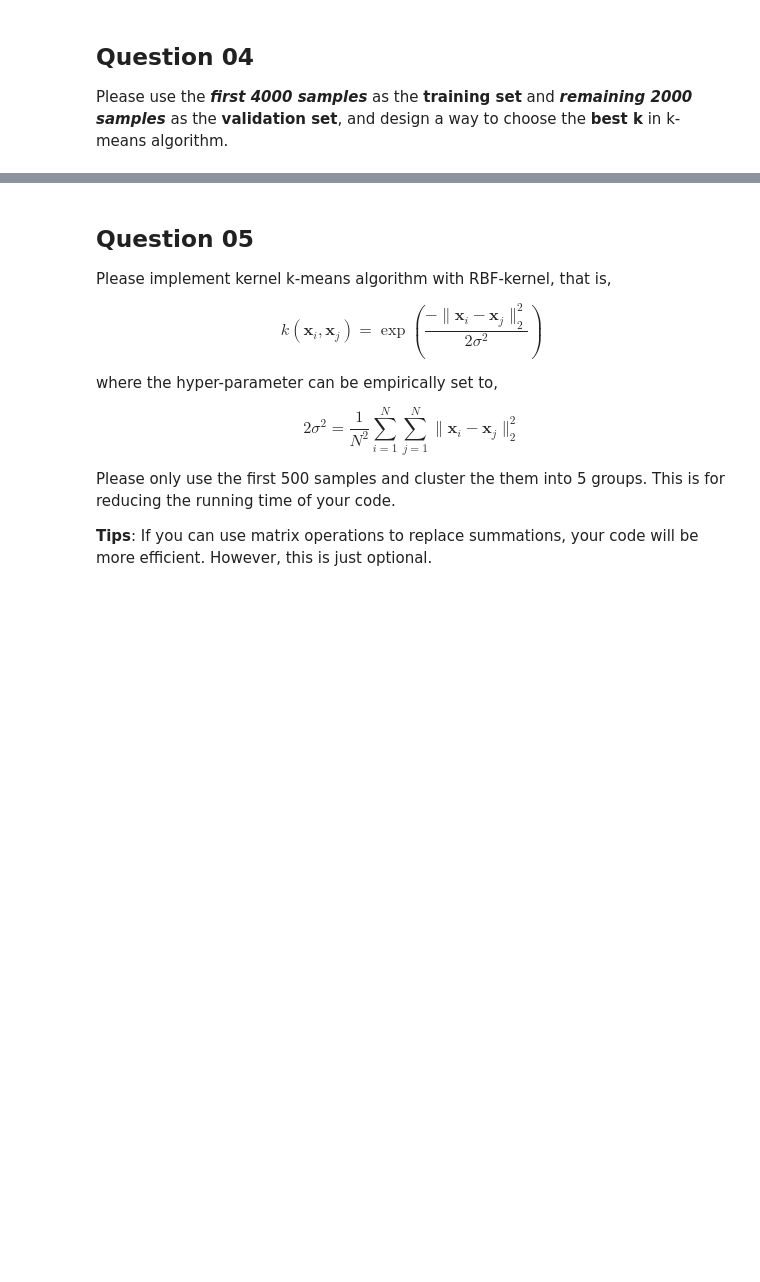
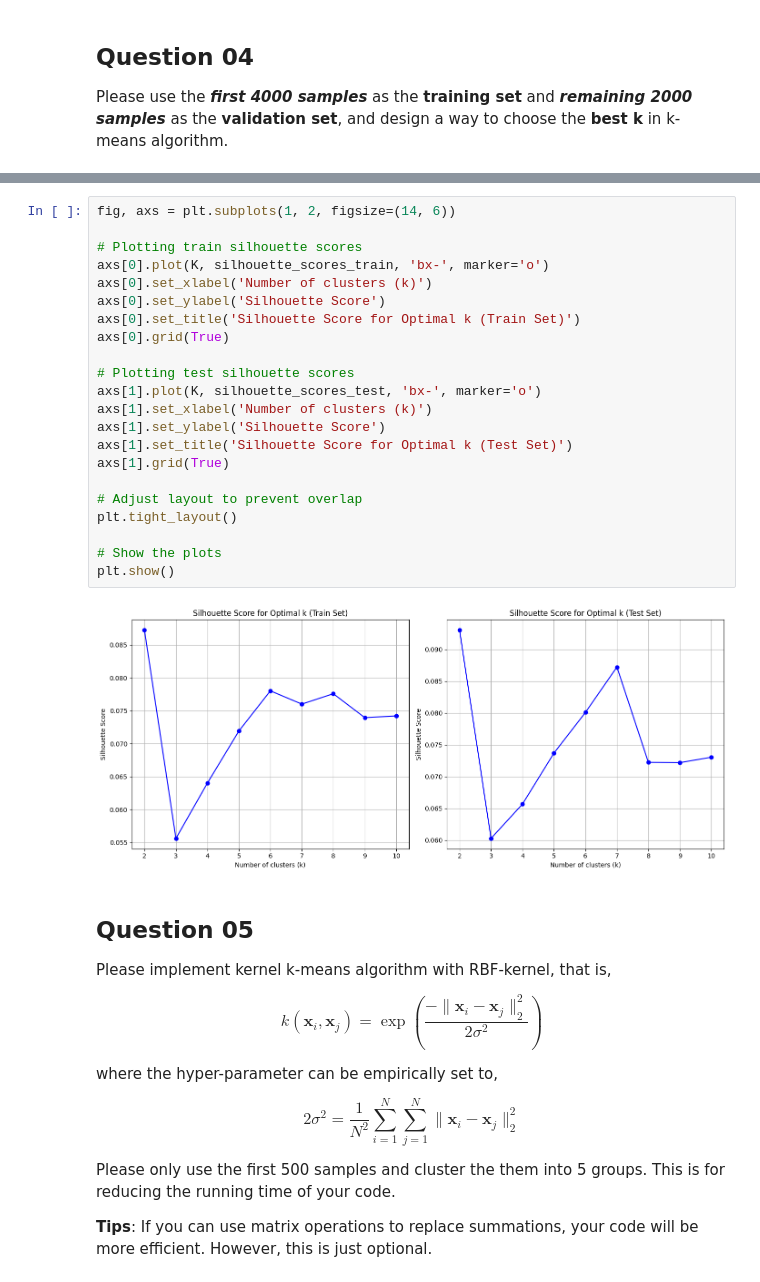
Before and after one commit to Kirisannn/isml, a Jupyter notebook: assignment03/assignment03.ipynb, the cells around one changed output, grey strips where cells are left out. Cells and saved outputs as stored; diff of their text form; blank space fills up the shorter version.

```diff
--- a/assignment03/assignment03.ipynb
+++ b/assignment03/assignment03.ipynb
@@ -238,3 +404,27 @@ Best k based on minimum loss:   1
+# %%
+fig, axs = plt.subplots(1, 2, figsize=(14, 6))
+
+# Plotting train silhouette scores
+axs[0].plot(K, silhouette_scores_train, 'bx-', marker='o')
+axs[0].set_xlabel('Number of clusters (k)')
+axs[0].set_ylabel('Silhouette Score')
+axs[0].set_title('Silhouette Score for Optimal k (Train Set)')
+axs[0].grid(True)
+
+# Plotting test silhouette scores
+axs[1].plot(K, silhouette_scores_test, 'bx-', marker='o')
+axs[1].set_xlabel('Number of clusters (k)')
+axs[1].set_ylabel('Silhouette Score')
+axs[1].set_title('Silhouette Score for Optimal k (Test Set)')
+axs[1].grid(True)
+
+# Adjust layout to prevent overlap
+plt.tight_layout()
+
+# Show the plots
+plt.show()
+# %% [output]
+[figure, added]
 # %% [markdown]
 ## Question 05
 
```
Also changed, not shown: parts of 25 cells of this notebook, 1 other file.
